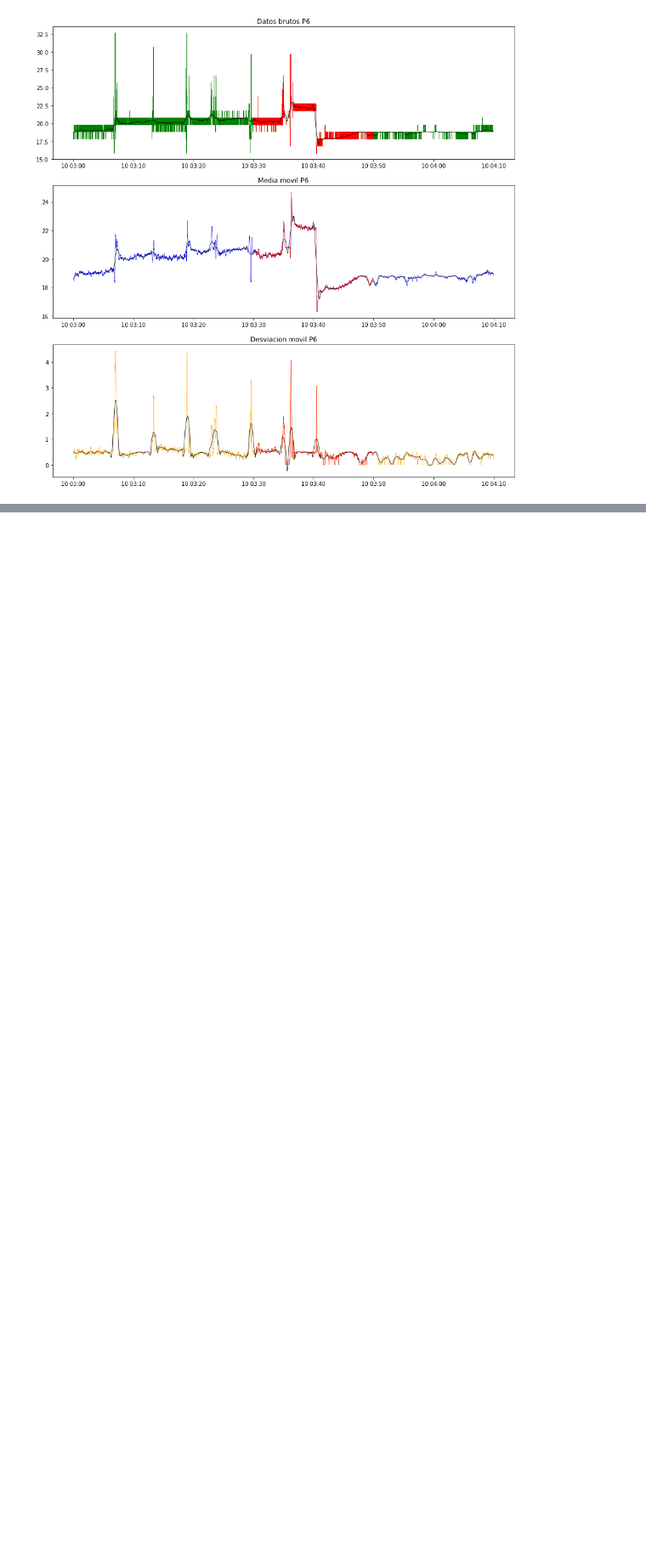
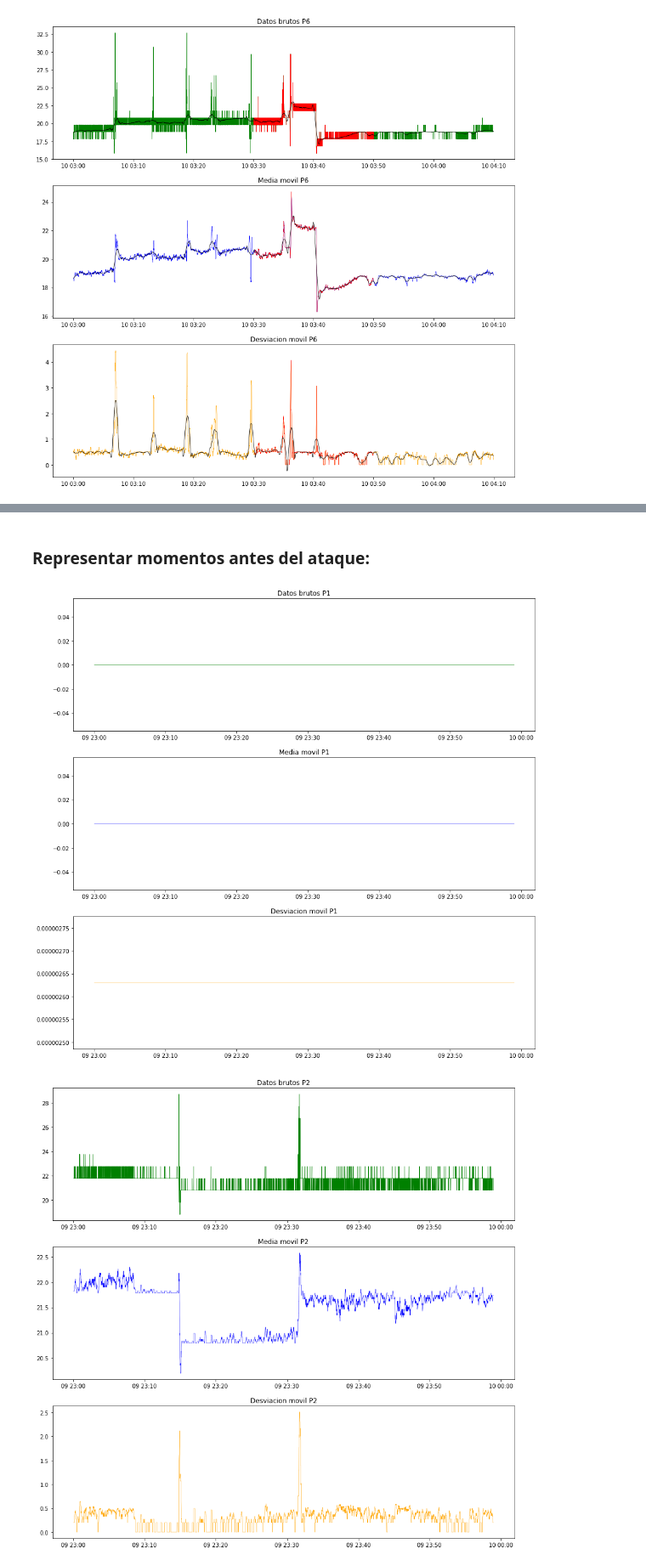
Before and after one commit to aliciaolivaresgil/TFG-SmartBeds, a Jupyter notebook: src/Representacion Ataque.ipynb, the cells around one changed output, grey strips where cells are left out. Shown at 85% size. Cells and saved outputs as stored; diff of their text form; code cells hidden in the pictures; blank space fills up the shorter version.

```diff
--- a/src/Representacion Ataque.ipynb
+++ b/src/Representacion Ataque.ipynb
@@ -214,0 +238,6 @@ for i in range(1,7):
+# %%
+datosEstadisticosAtaque = datosEstadisticos.loc[datosEstadisticos['DateTime']>inicio]
+datosEstadisticosAtaque = datosEstadisticosAtaque.loc[datosEstadisticosAtaque['DateTime']<fin]
+
+print(len(datosEstadisticosAtaque))
+datosEstadisticosAtaque.head()
@@ -214,0 +253,42 @@ for i in range(1,7):
+# %% [markdown]
+### Representar momentos antes del ataque:
+# %%
+datosTargetTrue = datosAtaque.loc[datosAtaque['target'] == True]
+datosEstadisticosTargetTrue = datosEstadisticosAtaque.loc[datosEstadisticosAtaque['target'] == True]
+# %%
+lw=0.5 #grosor de línea
+
+date_time = np.transpose(datosAtaque['DateTime'])
+date_time_mean = np.transpose(datosEstadisticosAtaque['DateTime'])
+
+date_time_true = np.transpose(datosTargetTrue['DateTime'])
+date_time_mean_true = np.transpose(datosEstadisticosTargetTrue['DateTime'])
+# %%
+for i in range(1,7):
+    nombre_col = 'P'+str(i)
+    nombre_col_mean = nombre_col+' mean'
+    nombre_col_std = nombre_col+' std'
+    dato = np.transpose(datosAtaque[nombre_col])
+    dato_mean = np.transpose(datosEstadisticosAtaque[nombre_col_mean])
+    dato_std = np.transpose(datosEstadisticosAtaque[nombre_col_std])
+
+    dato_true = np.transpose(datosTargetTrue[nombre_col])
+    dato_mean_true = np.transpose(datosEstadisticosTargetTrue[nombre_col_mean])
+    dato_std_true = np.transpose(datosEstadisticosTargetTrue[nombre_col_std])
+
+    plt.figure(figsize=(15,15))
+    plt.subplot(311)
+    plt.plot(date_time, dato, linewidth=lw, c='g')
+    plt.plot(date_time_true, dato_true, linewidth=lw, c='r' )
+    plt.title("Datos brutos "+nombre_col)
+    plt.subplot(312)
+    plt.plot(date_time_mean, dato_mean, linewidth=lw, c='b')
+    plt.plot(date_time_mean_true, dato_mean_true, linewidth=lw, c='r')
+    plt.title("Media movil "+nombre_col)
+    plt.subplot(313)
+    plt.plot(date_time_mean, dato_std, linewidth=lw, c='orange')
+    plt.plot(date_time_mean_true, dato_std_true, linewidth = lw, c='r')
+    plt.title("Desviacion movil "+nombre_col)
+# %% [output]
+[figure, added]
+[figure, added]
```
Also changed, not shown: parts of 6 cells of this notebook, 2 other files.
